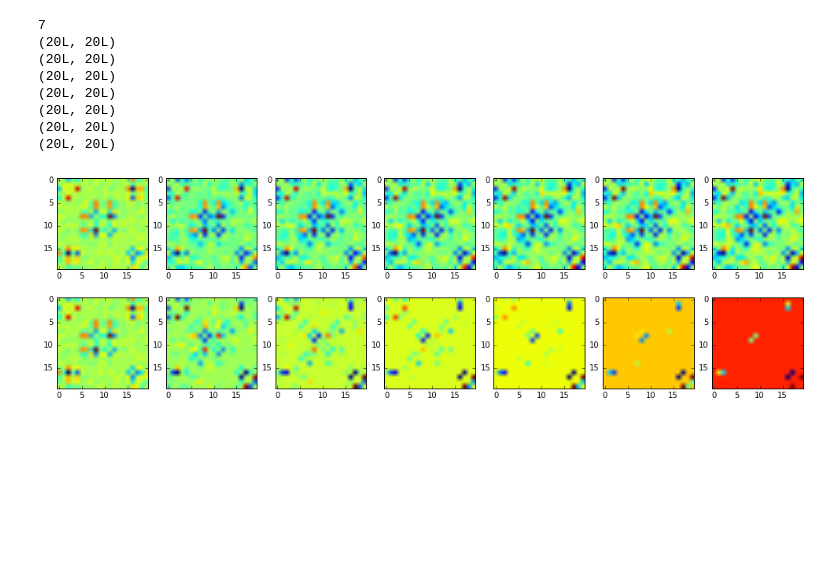
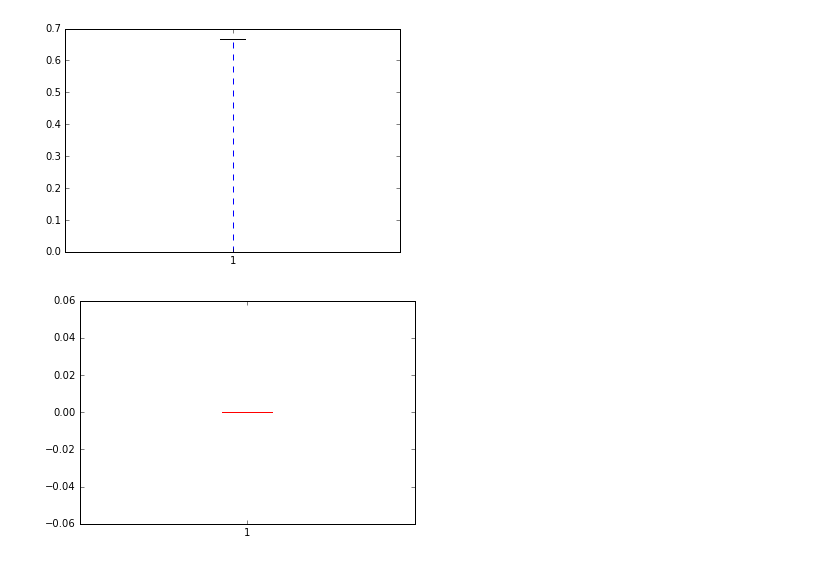
Before and after one commit to zc8340311/BrainNet, a Jupyter notebook: GroupGraphicLassoCVX.ipynb, the cells around one changed output. Drawn from its saved outputs; the diff is of its cells as text; code cells hidden in the pictures; blank space fills up the shorter version.

```diff
--- a/GroupGraphicLassoCVX.ipynb
+++ b/GroupGraphicLassoCVX.ipynb
@@ -148,15 +239,0 @@ print len(pennal_list)
-# %%
-ggl_list=[]
-gl_list=[]
-for pennal in pennal_list:
-    ###grouped graphic lasso
-    S=np.cov(X.T)
-    print S.shape
-    test=GroupGraphicLasso(S,pennal*5,groups1)
-    ggl_list.append(test)
-    ###graphic lasso
-    model = GL(alpha=pennal)
-    model.fit(X)
-    #cov_ = model.covariance_
-    prec_ = model.precision_
-    gl_list.append(prec_)
@@ -171,28 +240,10 @@ for pennal in pennal_list:
-# %%
-print len(ggl_list)
-for i in ggl_list:
-    print i.shape
-# %% [output]
-7
-(20L, 20L)
-(20L, 20L)
-(20L, 20L)
-(20L, 20L)
-(20L, 20L)
-(20L, 20L)
-(20L, 20L)
-# %%
-pennelty_number=len(ggl_list)
-fig,ax = plt.subplots(ncols=pennelty_number,nrows=2)
-for i in range(2):
-    for j in range(pennelty_number):
-            if i<1:
-                value=set_zero(ggl_list[j])
-                ax[i][j].imshow(value)
-            else:
-                value=set_zero(gl_list[j])
-                ax[i][j].imshow(value)
-fig.set_size_inches(17,5)
-plt.show()
-# %% [output]
-[figure, removed]
+# %%
+plt.boxplot(ggl_list[6].flatten())
+plt.show()
+# %% [output]
+[figure, added]
+# %%
+plt.boxplot(randy_list[6].flatten())
+plt.show()
+# %% [output]
+[figure, added]
```
Also changed, not shown: parts of 17 cells of this notebook.
